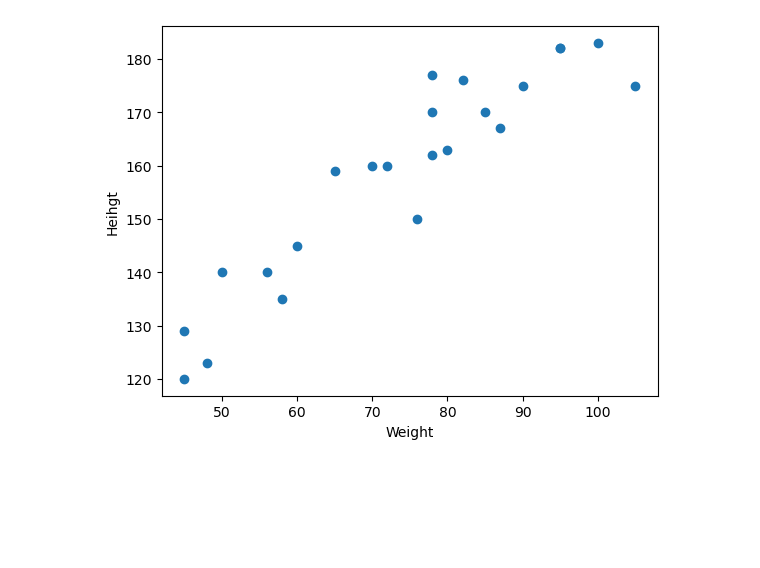
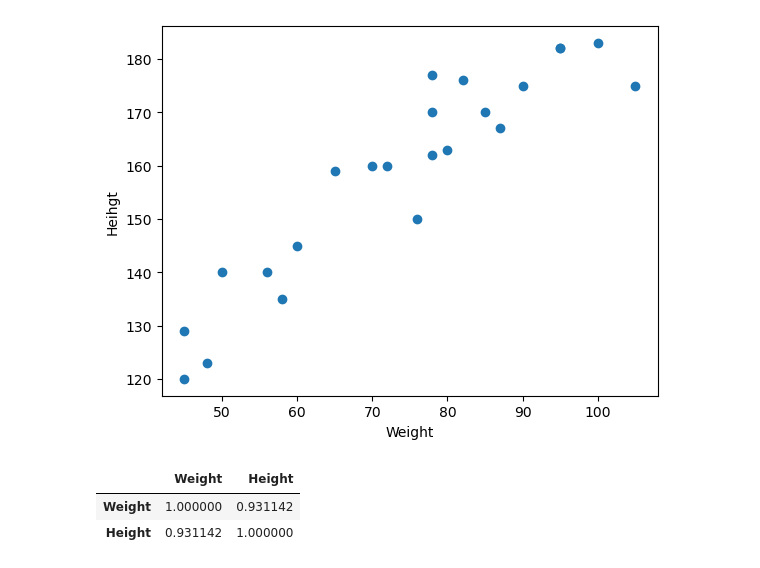
Before and after one commit to IbraheimTarek/machine-learining, a Jupyter notebook: Regression/OLS/ols.ipynb, the cells around one changed output. Cells and saved outputs as stored; diff of their text form; code cells hidden in the pictures; blank space fills up the shorter version.

```diff
--- a/Regression/OLS/ols.ipynb
+++ b/Regression/OLS/ols.ipynb
@@ -21,3 +21,10 @@ plt.ylabel('Heihgt')
 # %% [output]
 Text(0, 0.5, 'Heihgt')
 [figure]
+# %%
+# correlation
+df.corr()
+# %% [output]
+|  | Weight | Height |
+| Weight | 1.000000 | 0.931142 |
+| Height | 0.931142 | 1.000000 |
```
Also changed, not shown: parts of 13 cells of this notebook.
